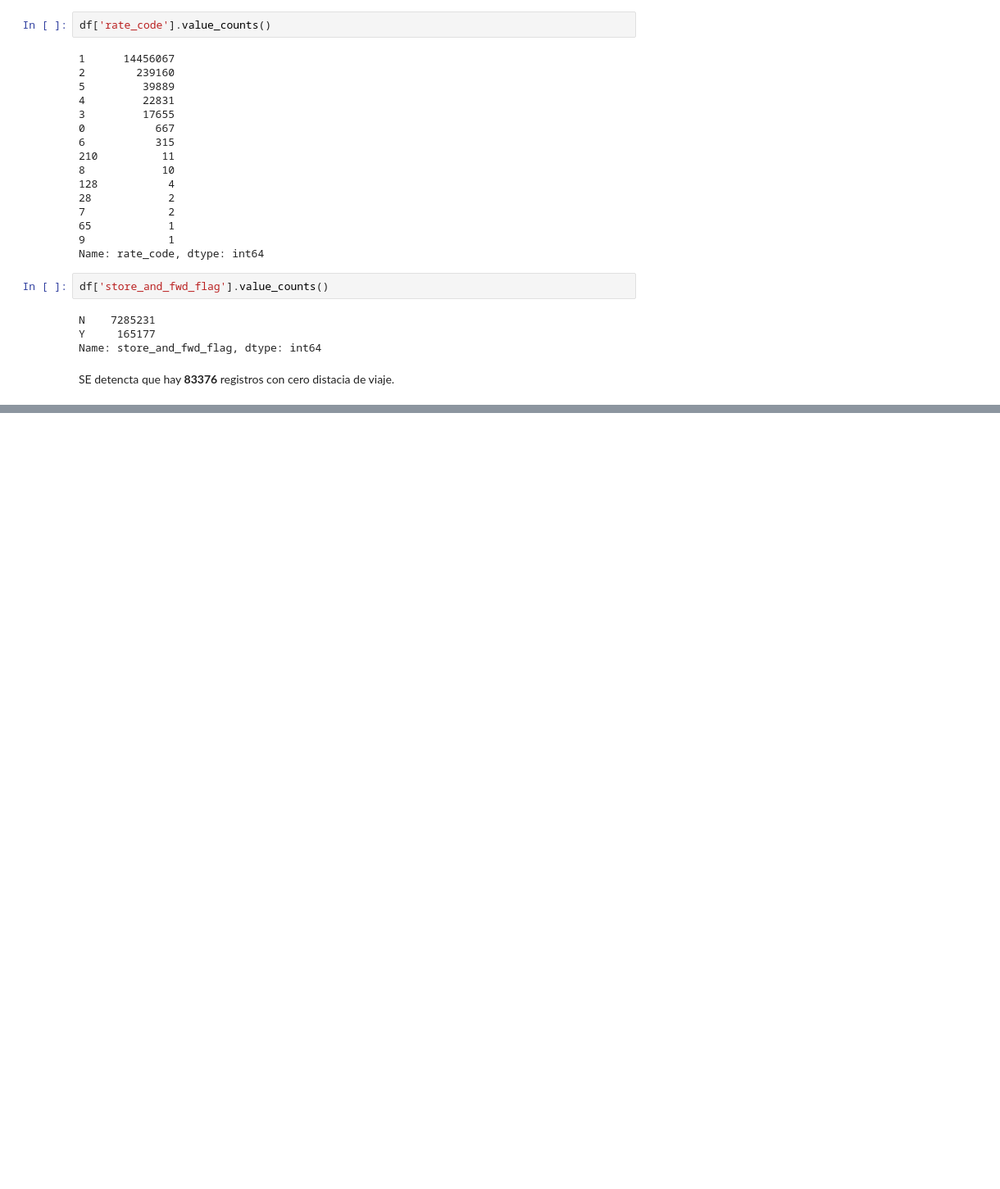
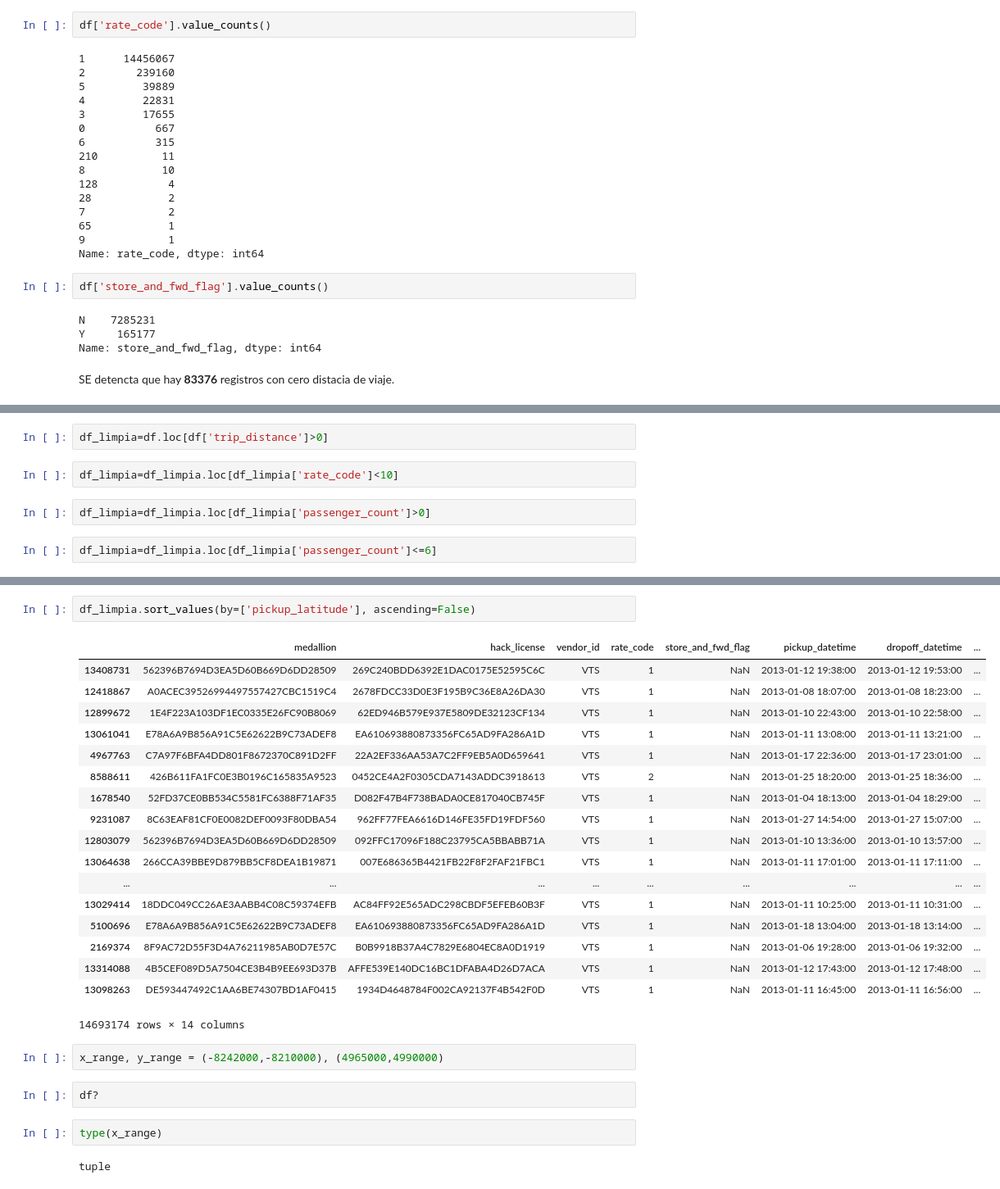
Before and after one commit to htapiagroup/sistemas-distribuidos-evaluacion-intersemestral-rafaflo, a Jupyter notebook: examen_medio_sd2.ipynb, the cells around one changed output, grey strips where cells are left out. Shown: that part at 82% size. Drawn from its saved outputs; the diff is of its cells as text; blank space fills up the shorter version.

```diff
--- a/examen_medio_sd2.ipynb
+++ b/examen_medio_sd2.ipynb
@@ -242,0 +228,8 @@ df.loc[distancia_cero]
+# %%
+df_limpia=df.loc[df['trip_distance']>0]
+# %%
+df_limpia=df_limpia.loc[df_limpia['rate_code']<10]
+# %%
+df_limpia=df_limpia.loc[df_limpia['passenger_count']>0]
+# %%
+df_limpia=df_limpia.loc[df_limpia['passenger_count']<=6]
@@ -242,0 +246,29 @@ df.loc[distancia_cero]
+# %%
+df_limpia.sort_values(by=['pickup_latitude'], ascending=False)
+# %% [output]
+|  | medallion | hack_license | vendor_id | rate_code | store_and_fwd_flag | pickup_datetime | dropoff_datetime | ... |
+| 13408731 | 562396B7694D3EA5D60B669D6DD28509 | 269C240BDD6392E1DAC0175E52595C6C | VTS | 1 | NaN | 2013-01-12 19:38:00 | 2013-01-12 19:53:00 | ... |
+| 12418867 | A0ACEC39526994497557427CBC1519C4 | 2678FDCC33D0E3F195B9C36E8A26DA30 | VTS | 1 | NaN | 2013-01-08 18:07:00 | 2013-01-08 18:23:00 | ... |
+| 12899672 | 1E4F223A103DF1EC0335E26FC90B8069 | 62ED946B579E937E5809DE32123CF134 | VTS | 1 | NaN | 2013-01-10 22:43:00 | 2013-01-10 22:58:00 | ... |
+| 13061041 | E78A6A9B856A91C5E62622B9C73ADEF8 | EA610693880873356FC65AD9FA286A1D | VTS | 1 | NaN | 2013-01-11 13:08:00 | 2013-01-11 13:21:00 | ... |
+| 4967763 | C7A97F6BFA4DD801F8672370C891D2FF | 22A2EF336AA53A7C2FF9EB5A0D659641 | VTS | 1 | NaN | 2013-01-17 22:36:00 | 2013-01-17 23:01:00 | ... |
+| 8588611 | 426B611FA1FC0E3B0196C165835A9523 | 0452CE4A2F0305CDA7143ADDC3918613 | VTS | 2 | NaN | 2013-01-25 18:20:00 | 2013-01-25 18:36:00 | ... |
+| 1678540 | 52FD37CE0BB534C5581FC6388F71AF35 | D082F47B4F738BADA0CE817040CB745F | VTS | 1 | NaN | 2013-01-04 18:13:00 | 2013-01-04 18:29:00 | ... |
+| 9231087 | 8C63EAF81CF0E0082DEF0093F80DBA54 | 962FF77FEA6616D146FE35FD19FDF560 | VTS | 1 | NaN | 2013-01-27 14:54:00 | 2013-01-27 15:07:00 | ... |
+| 12803079 | 562396B7694D3EA5D60B669D6DD28509 | 092FFC17096F188C23795CA5BBABB71A | VTS | 1 | NaN | 2013-01-10 13:36:00 | 2013-01-10 13:57:00 | ... |
+| 13064638 | 266CCA39BBE9D879BB5CF8DEA1B19871 | 007E686365B4421FB22F8F2FAF21FBC1 | VTS | 1 | NaN | 2013-01-11 17:01:00 | 2013-01-11 17:11:00 | ... |
+| ... | ... | ... | ... | ... | ... | ... | ... | ... |
+| 13029414 | 18DDC049CC26AE3AABB4C08C59374EFB | AC84FF92E565ADC298CBDF5EFEB60B3F | VTS | 1 | NaN | 2013-01-11 10:25:00 | 2013-01-11 10:31:00 | ... |
+| 5100696 | E78A6A9B856A91C5E62622B9C73ADEF8 | EA610693880873356FC65AD9FA286A1D | VTS | 1 | NaN | 2013-01-18 13:04:00 | 2013-01-18 13:14:00 | ... |
+| 2169374 | 8F9AC72D55F3D4A76211985AB0D7E57C | B0B9918B37A4C7829E6804EC8A0D1919 | VTS | 1 | NaN | 2013-01-06 19:28:00 | 2013-01-06 19:32:00 | ... |
+| 13314088 | 4B5CEF089D5A7504CE3B4B9EE693D37B | AFFE539E140DC16BC1DFABA4D26D7ACA | VTS | 1 | NaN | 2013-01-12 17:43:00 | 2013-01-12 17:48:00 | ... |
+| 13098263 | DE593447492C1AA6BE74307BD1AF0415 | 1934D4648784F002CA92137F4B542F0D | VTS | 1 | NaN | 2013-01-11 16:45:00 | 2013-01-11 16:56:00 | ... |
+14693174 rows × 14 columns
+# %%
+x_range, y_range = (-8242000,-8210000), (4965000,4990000)
+# %%
+df?
+# %%
+type(x_range)
+# %% [output]
+tuple
```
Also changed, not shown: parts of 3 cells of this notebook.
